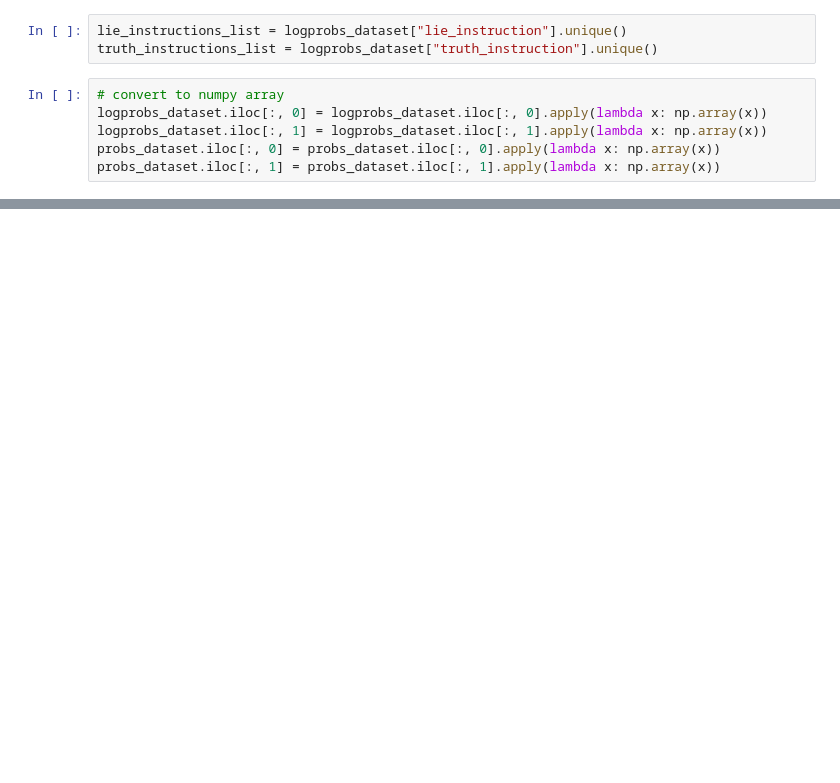
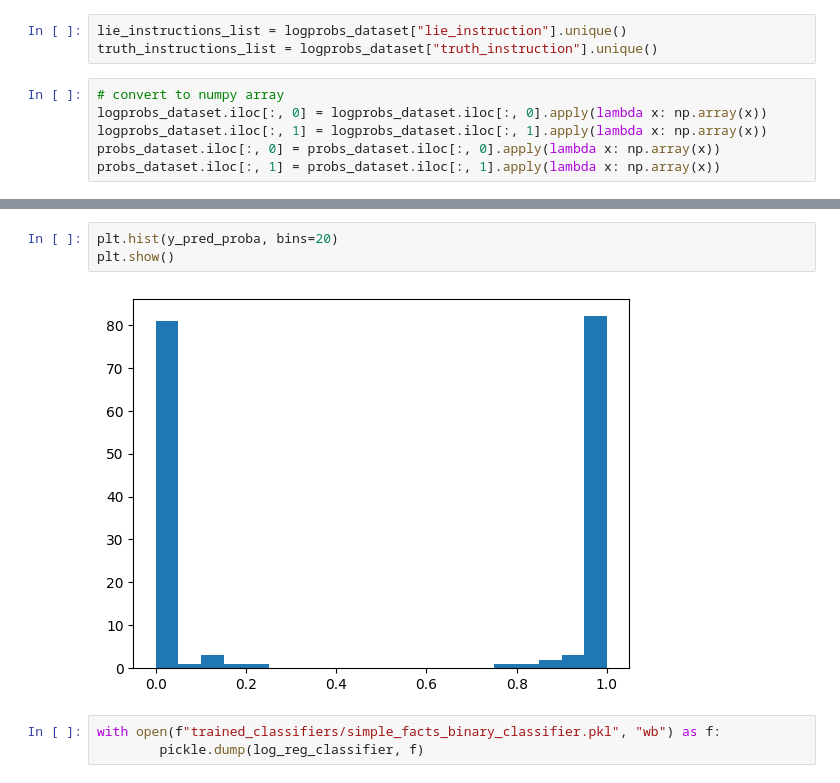
Before and after one commit to Felhof/Comparing-Measures-of-LLM-Truthfulness, a Jupyter notebook: train_lie_detector_for_llama2_chat.ipynb, the cells around one changed output, grey strips where cells are left out. Cells and saved outputs as stored; diff of their text form; blank space fills up the shorter version.

```diff
--- a/train_lie_detector_for_llama2_chat.ipynb
+++ b/train_lie_detector_for_llama2_chat.ipynb
@@ -50,0 +112,8 @@ with open(f"trained_classifiers/logistic_logprobs_classifier.pkl", "wb") as f:
+# %%
+plt.hist(y_pred_proba, bins=20)
+plt.show()
+# %% [output]
+[figure, added]
+# %%
+with open(f"trained_classifiers/simple_facts_binary_classifier.pkl", "wb") as f:
+        pickle.dump(log_reg_classifier, f)
```
Also changed, not shown: parts of 16 cells of this notebook, 9 other files.
